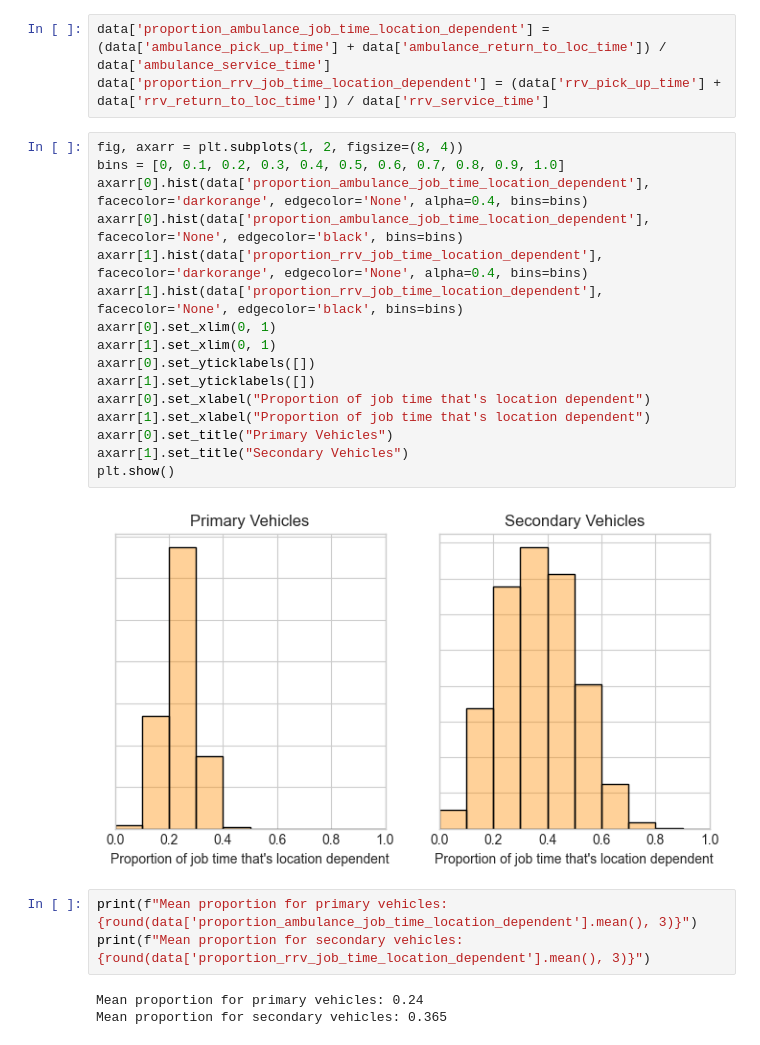
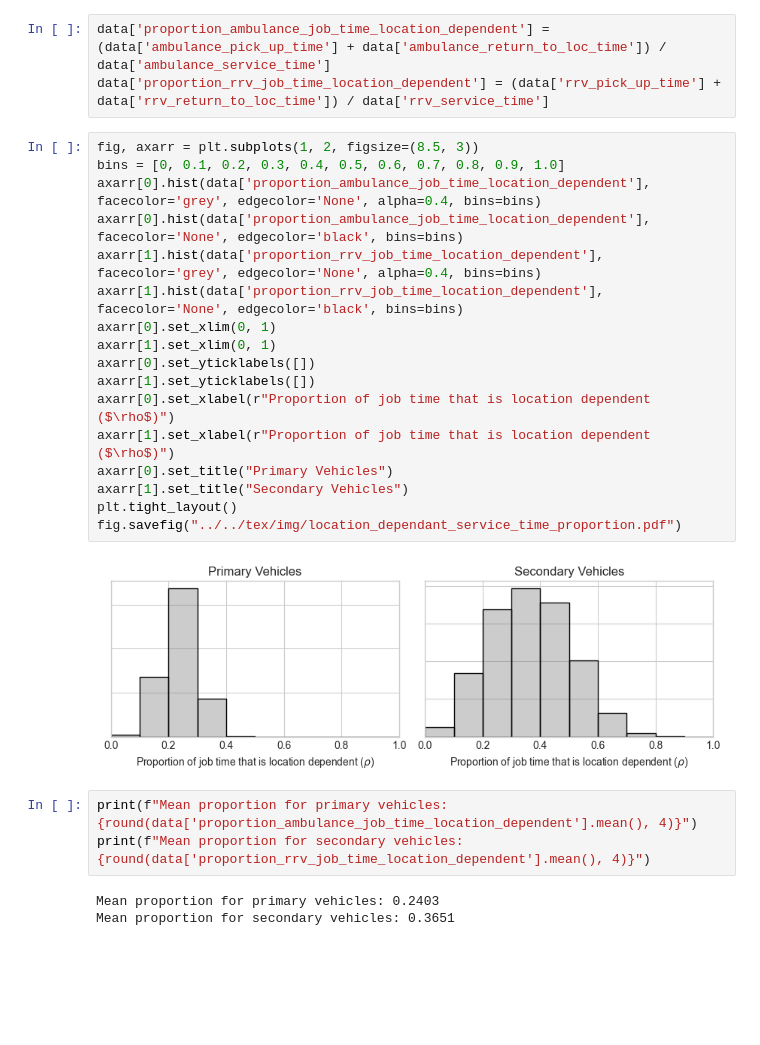
Before and after one commit to drvinceknight/HeterogeneousAmbulanceFleetAllocations, a Jupyter notebook: experiments/service_rate/Investigate service rates.ipynb, the cells around one changed output. Saved outputs shown, nothing was run; the diff lists cells and outputs as text; blank space fills up the shorter version.

```diff
--- a/experiments/service_rate/Investigate service rates.ipynb
+++ b/experiments/service_rate/Investigate service rates.ipynb
@@ -103,26 +103,27 @@ Min: 1.489 Mean: 1.635 Max: 1.876
 data['proportion_ambulance_job_time_location_dependent'] = (data['ambulance_pick_up_time'] + data['ambulance_return_to_loc_time']) / data['ambulance_service_time']
 data['proportion_rrv_job_time_location_dependent'] = (data['rrv_pick_up_time'] + data['rrv_return_to_loc_time']) / data['rrv_service_time']
 # %%
-fig, axarr = plt.subplots(1, 2, figsize=(8, 4))
+fig, axarr = plt.subplots(1, 2, figsize=(8.5, 3))
 bins = [0, 0.1, 0.2, 0.3, 0.4, 0.5, 0.6, 0.7, 0.8, 0.9, 1.0]
-axarr[0].hist(data['proportion_ambulance_job_time_location_dependent'], facecolor='darkorange', edgecolor='None', alpha=0.4, bins=bins)
+axarr[0].hist(data['proportion_ambulance_job_time_location_dependent'], facecolor='grey', edgecolor='None', alpha=0.4, bins=bins)
 axarr[0].hist(data['proportion_ambulance_job_time_location_dependent'], facecolor='None', edgecolor='black', bins=bins)
-axarr[1].hist(data['proportion_rrv_job_time_location_dependent'], facecolor='darkorange', edgecolor='None', alpha=0.4, bins=bins)
+axarr[1].hist(data['proportion_rrv_job_time_location_dependent'], facecolor='grey', edgecolor='None', alpha=0.4, bins=bins)
 axarr[1].hist(data['proportion_rrv_job_time_location_dependent'], facecolor='None', edgecolor='black', bins=bins)
 axarr[0].set_xlim(0, 1)
 axarr[1].set_xlim(0, 1)
 axarr[0].set_yticklabels([])
 axarr[1].set_yticklabels([])
-axarr[0].set_xlabel("Proportion of job time that's location dependent")
-axarr[1].set_xlabel("Proportion of job time that's location dependent")
+axarr[0].set_xlabel(r"Proportion of job time that is location dependent ($\rho$)")
+axarr[1].set_xlabel(r"Proportion of job time that is location dependent ($\rho$)")
 axarr[0].set_title("Primary Vehicles")
 axarr[1].set_title("Secondary Vehicles")
-plt.show()
+plt.tight_layout()
+fig.savefig("../../tex/img/location_dependant_service_time_proportion.pdf")
 # %% [output]
-[figure, old version]
+[figure, new version]
 # %%
-print(f"Mean proportion for primary vehicles: {round(data['proportion_ambulance_job_time_location_dependent'].mean(), 3)}")
-print(f"Mean proportion for secondary vehicles: {round(data['proportion_rrv_job_time_location_dependent'].mean(), 3)}")
+print(f"Mean proportion for primary vehicles: {round(data['proportion_ambulance_job_time_location_dependent'].mean(), 4)}")
+print(f"Mean proportion for secondary vehicles: {round(data['proportion_rrv_job_time_location_dependent'].mean(), 4)}")
 # %% [output]
-Mean proportion for primary vehicles: 0.24
-Mean proportion for secondary vehicles: 0.365
+Mean proportion for primary vehicles: 0.2403
+Mean proportion for secondary vehicles: 0.3651
```
Also changed, not shown: 3 other files.
